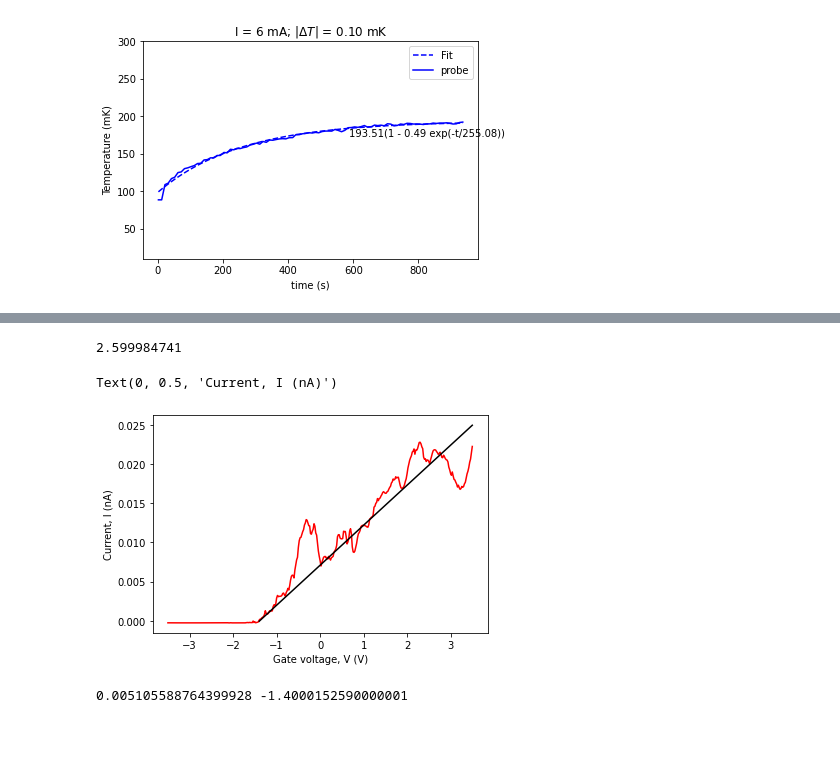
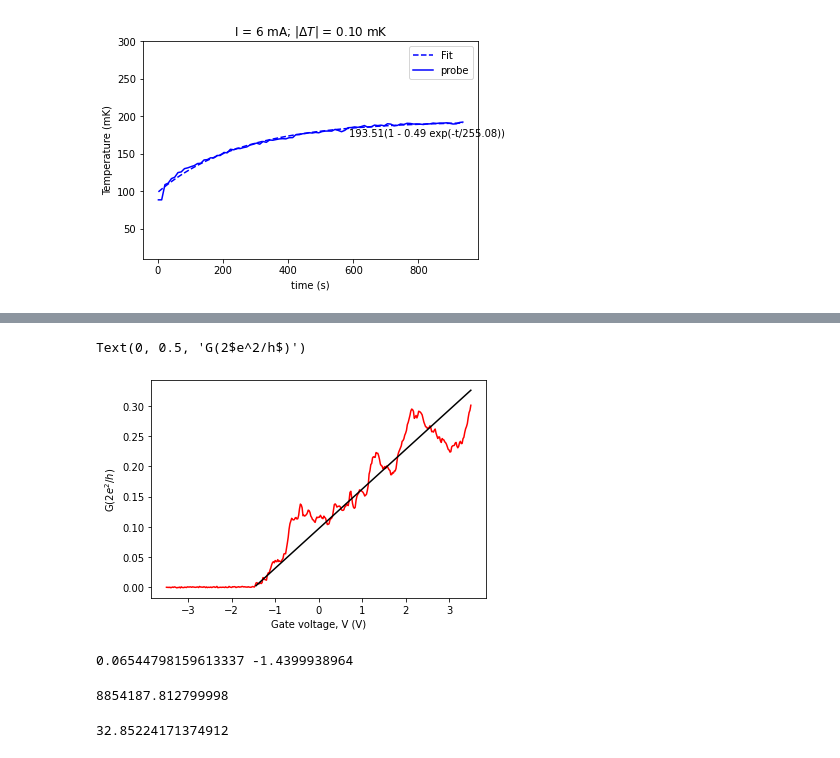
Before and after one commit to quantshah/qdp-lab, a Jupyter notebook: fit.ipynb, the cells around one changed output, grey strips where cells are left out. Saved outputs shown, nothing was run; the diff lists cells and outputs as text; code cells hidden in the pictures.

```diff
--- a/fit.ipynb
+++ b/fit.ipynb
@@ -109,11 +121,24 @@ datafile_path = 'datafile2021-10-20grp_9_sample_9.txt'
 # datafile_path = 'datafile2021-10-20freq_7.txt'
 data = np.loadtxt(datafile_path)
 
+
+e = 1.60217662 * 10**(-19)
+h = 6.62607004 * 10**(-34)
+scaling = 2*e**2/h
+
 xdata = (data[:, 0]*1e-3)  # volts
-ydata = -data[:, 2]
+ydata = -data[:, 3]*1e-6/(0.5*1e-5)
 
+ydata = ydata/scaling
+
+
+
+plt.plot(xdata, ydata)
 # vth is the value at which y = 0
-pinch_off_index = np.argwhere(ydata > 1e-16)[0][0]
+pinch_off_index = np.argwhere(ydata > 0.005)[0][0]
+pinch_off_index
+
+xdata[pinch_off_index+200]
 vth = xdata[pinch_off_index]
-pinch_off_index
+# pinch_off_index
 # %% [output]
@@ -121,7 +146,3 @@ pinch_off_index
-# %%
-xdata[pinch_off_index+200]
-# %% [output]
-2.599984741
 # %%
 # only consider the positive voltage  (linear part)
 # idx = np.sort(np.argwhere(xdata > 0).ravel())
@@ -132,15 +153,28 @@ y = ydata[pinch_off_index:pinch_off_index+200]
 m, c = np.polyfit(x, y, 1)
 # %%
 plt.plot(xdata, ydata, c="r")
-plt.plot(np.linspace(x[0], xdata[-1]), m*np.linspace(x[0], xdata[-1]) + c -0.0015, c="k")
+plt.plot(np.linspace(x[0], xdata[-1]), m*np.linspace(x[0], xdata[-1]) + c -0.015, c="k") # adjusting for a better intercept
 # plt.vlines(vth, 0, 0.005, color="k")
 plt.xlabel("Gate voltage, V (V)")
-# plt.ylabel(r"G(2$e^2/h$)")
-plt.ylabel(r"Current, I (nA)")
+plt.ylabel(r"G(2$e^2/h$)")
 # %% [output]
-Text(0, 0.5, 'Current, I (nA)')
+Text(0, 0.5, 'G(2$e^2/h$)')
-[figure, old version]
+[figure, new version]
 # %%
 print(m, vth)
 # %% [output]
-0.005105588764399928 -1.4000152590000001
+0.06544798159613337 -1.4399938964
+# %%
+k = 9
+epsilon = 8.8541878128*1e-12
+
+L = (2/3)*1e-4 # in cm
+A = L*L/2
+d = 20*1e-9
+
+
+C = (k*epsilon*A/d)
+
+print(C/1e-18)
+# %% [output]
+8854187.812799998
@@ -146,0 +183,4 @@ print(m, vth)
+# %%
+mobility
+# %% [output]
+32.85224171374912
```
Also changed, not shown: parts of 4 cells of this notebook.
